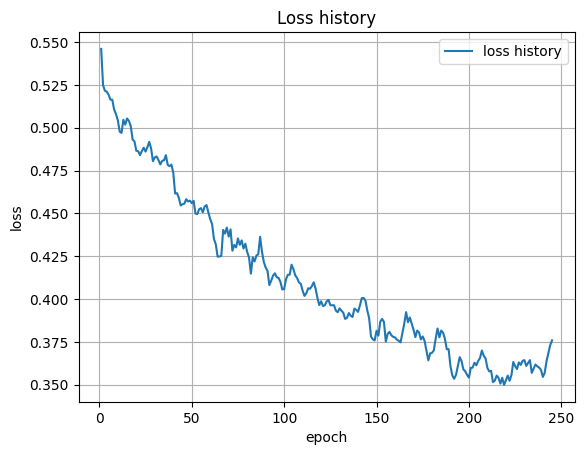
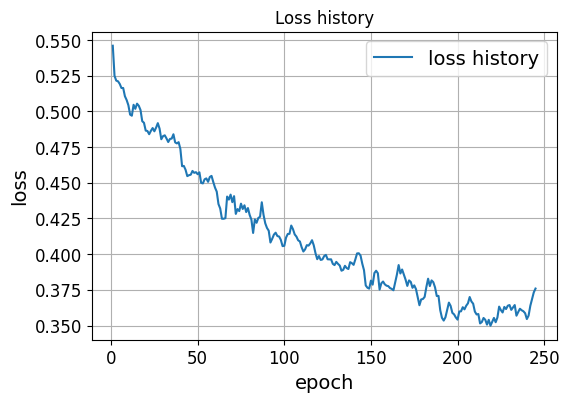
The change to this notebook cell's code, shown as a diff; its figure went from the first image to the second:
--- before
+++ after
@@ -1,13 +1,21 @@
-def plot_history(plot_title, ylabel, xlabel, arg_dict):
+def plot_history(plot_title, ylabel, xlabel, arg_dict, save=False):
+    fig, ax = plt.subplots(figsize=(6, 4))
     for key, value in arg_dict.items():
         new_value = [sum(value[i:i + 5]) / 5 for i in range(len(value) - 5)] # using sliding window with stride 5
-        plt.plot(np.arange(1, epochs - 4), new_value, label=key)
-    plt.title(plot_title)
-    plt.ylabel(ylabel)
-    plt.xlabel(xlabel)
-    plt.legend()
-    plt.grid()
-    plt.show()
+        ax.plot(np.arange(1, epochs - 4), new_value, label=key)
+    if not(save):
+        ax.set_title(plot_title)
+    ax.set_ylabel(ylabel, fontsize=14)
+    ax.set_xlabel(xlabel, fontsize=14)
+    ax.tick_params(axis='both', labelsize=12)
+    ax.legend(fontsize=14)
+    ax.grid()
+    if save:
+        fig.subplots_adjust(top=0.95)
+        fig.savefig(plot_title+'.png', dpi=200)
+    else:
+        plt.show()
 
 arg_dict = {'loss history': loss_history}
 plot_history('Loss history', 'loss', 'epoch', arg_dict)
+plot_history('Loss history', 'loss', 'epoch', arg_dict, save=True)

Commit: added extended abstract, deleted usless stuff